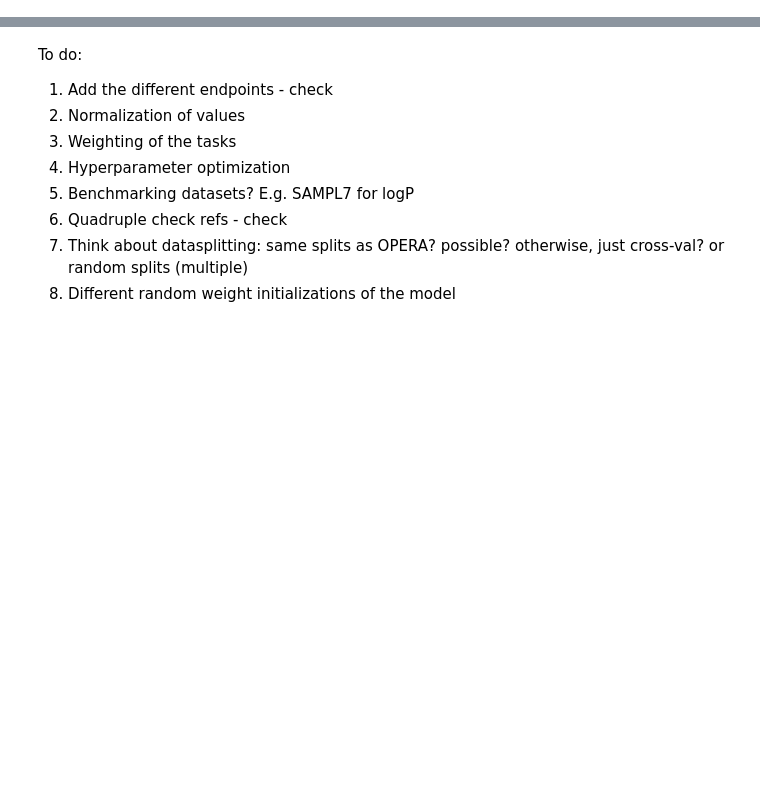
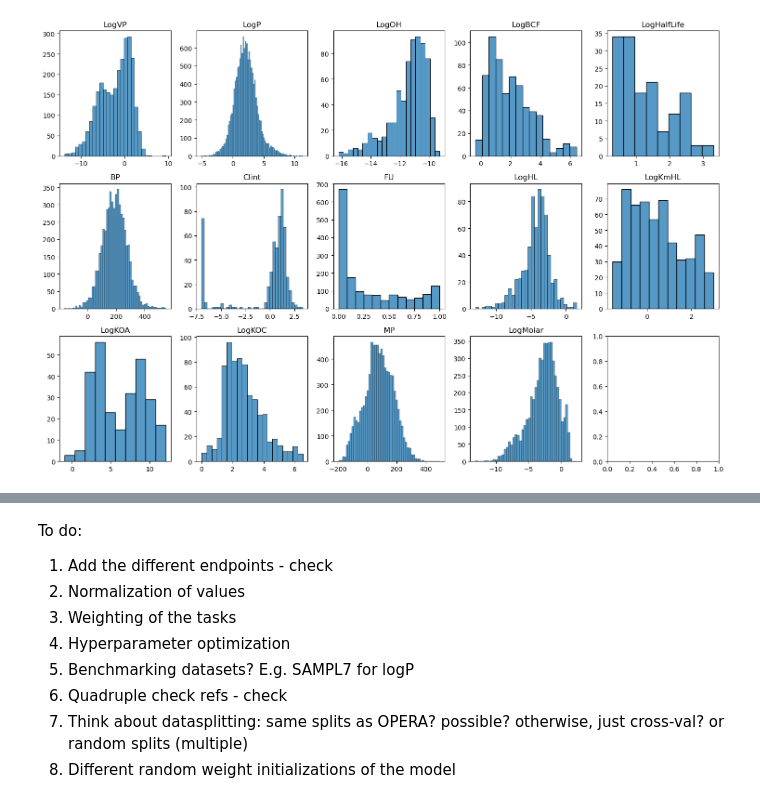
Before and after one commit to Cschiebroek/Digital_Chemistry, a Jupyter notebook: 001_First_test.ipynb, the cells around one changed output, grey strips where cells are left out. Cells and saved outputs as stored; diff of their text form; code cells hidden in the pictures; blank space fills up the shorter version.

```diff
--- a/001_First_test.ipynb
+++ b/001_First_test.ipynb
@@ -238,0 +17,3 @@ sns.histplot(df_scaled['WS'], kde=True, ax=axes[2, 4])
+# %%
+df_combined = load_data()
+df_combined
@@ -238,0 +35,4 @@ sns.histplot(df_scaled['WS'], kde=True, ax=axes[2, 4])
+# %%
+plot_property_histograms(df_combined)
+# %% [output]
+[figure, added]
```
Also changed, not shown: parts of 31 cells of this notebook, 5 other files.
